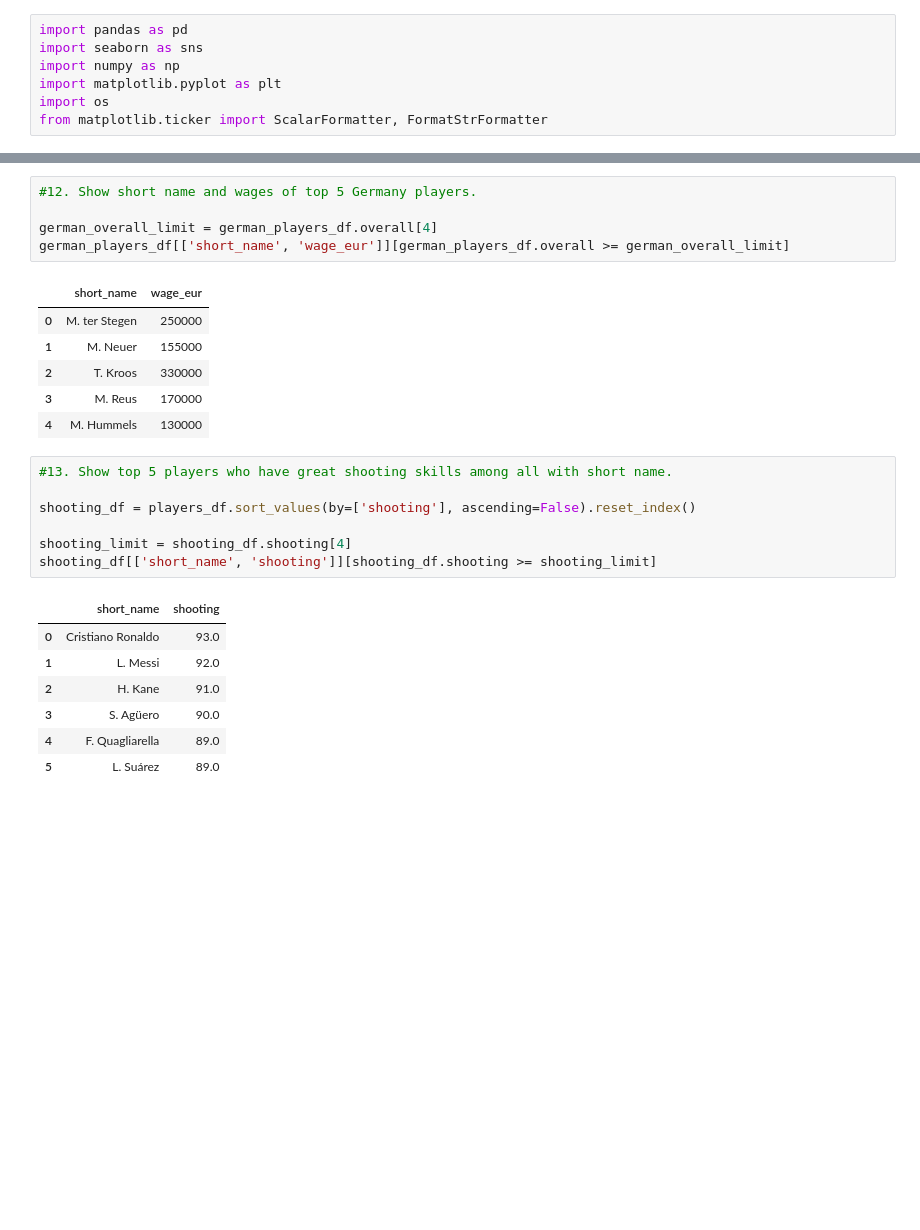
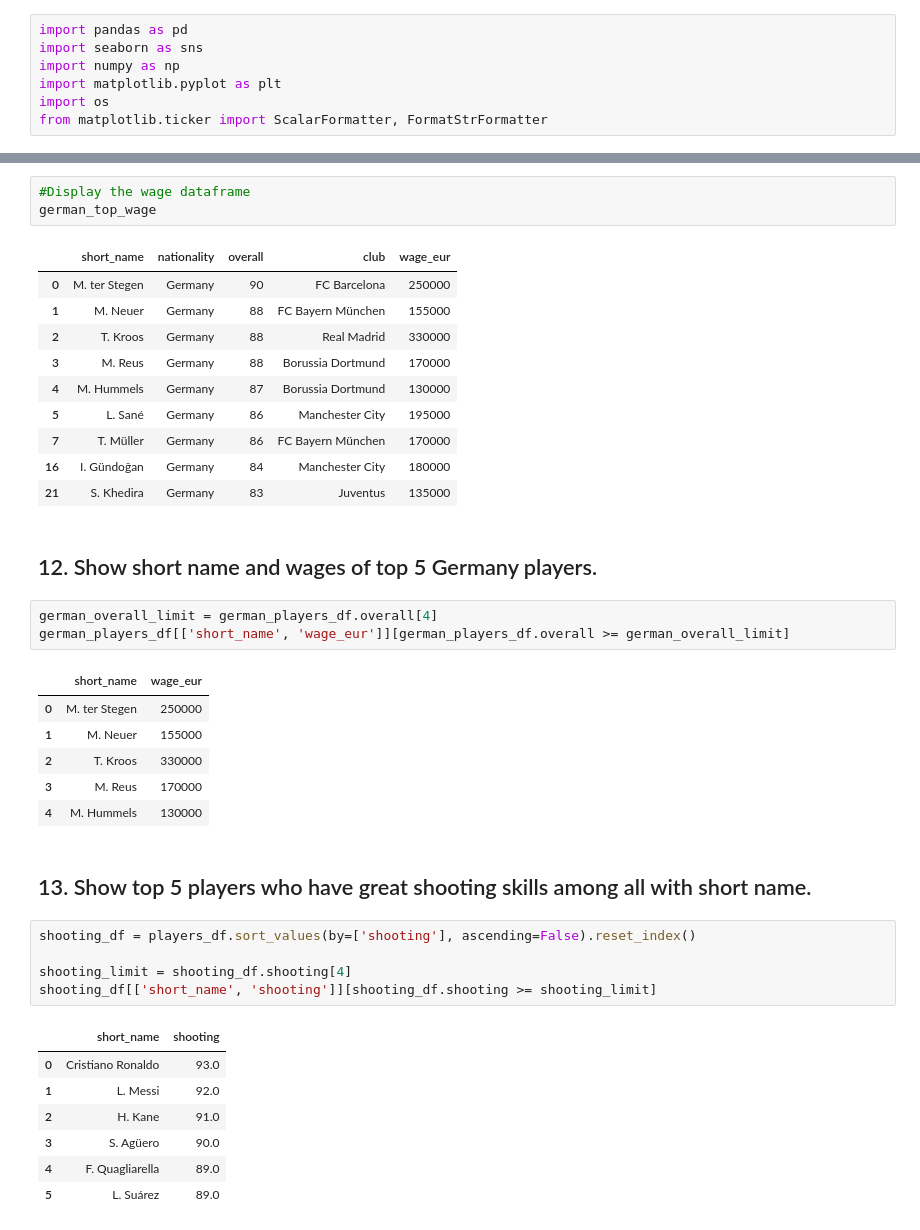
Before and after one commit to AddisonS44/Data-Project-1, a Jupyter notebook: Data Project 1.ipynb, the cells around one changed output, grey strips where cells are left out. Saved outputs shown, nothing was run; the diff lists cells and outputs as text; blank space fills up the shorter version.

```diff
--- a/Data Project 1.ipynb
+++ b/Data Project 1.ipynb
@@ -178,6 +237,20 @@ german_players_df[['short_name', 'nationality', 'overall', 'club']][german_playe
+# %%
+#Display the wage dataframe
+german_top_wage
+# %% [output]
+|  | short_name | nationality | overall | club | wage_eur |
+| 0 | M. ter Stegen | Germany | 90 | FC Barcelona | 250000 |
+| 1 | M. Neuer | Germany | 88 | FC Bayern München | 155000 |
+| 2 | T. Kroos | Germany | 88 | Real Madrid | 330000 |
+| 3 | M. Reus | Germany | 88 | Borussia Dortmund | 170000 |
+| 4 | M. Hummels | Germany | 87 | Borussia Dortmund | 130000 |
+| 5 | L. Sané | Germany | 86 | Manchester City | 195000 |
+| 7 | T. Müller | Germany | 86 | FC Bayern München | 170000 |
+| 16 | I. Gündoğan | Germany | 84 | Manchester City | 180000 |
+| 21 | S. Khedira | Germany | 83 | Juventus | 135000 |
+# %% [markdown]
+## 12. Show short name and wages of top 5 Germany players.
 # %%
-#12. Show short name and wages of top 5 Germany players.
-
 german_overall_limit = german_players_df.overall[4]
 german_players_df[['short_name', 'wage_eur']][german_players_df.overall >= german_overall_limit]
 # %% [output]
@@ -187,9 +260,9 @@ german_players_df[['short_name', 'wage_eur']][german_players_df.overall >= germa
 | 2 | T. Kroos | 330000 |
 | 3 | M. Reus | 170000 |
 | 4 | M. Hummels | 130000 |
+# %% [markdown]
+## 13. Show top 5 players who have great shooting skills among all with short name.
 # %%
-#13. Show top 5 players who have great shooting skills among all with short name.
-
 shooting_df = players_df.sort_values(by=['shooting'], ascending=False).reset_index()
 
 shooting_limit = shooting_df.shooting[4]
```
Also changed, not shown: parts of 36 cells of this notebook, 1 other file.
